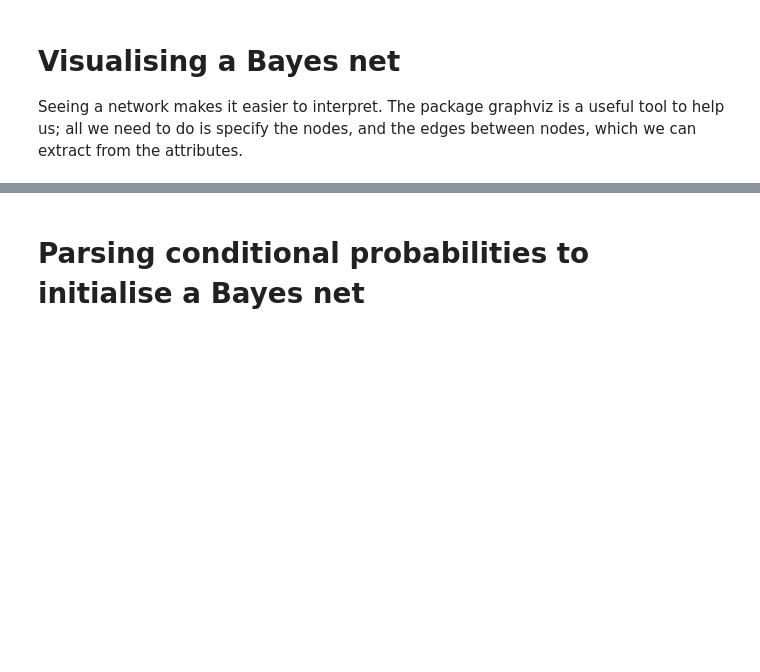
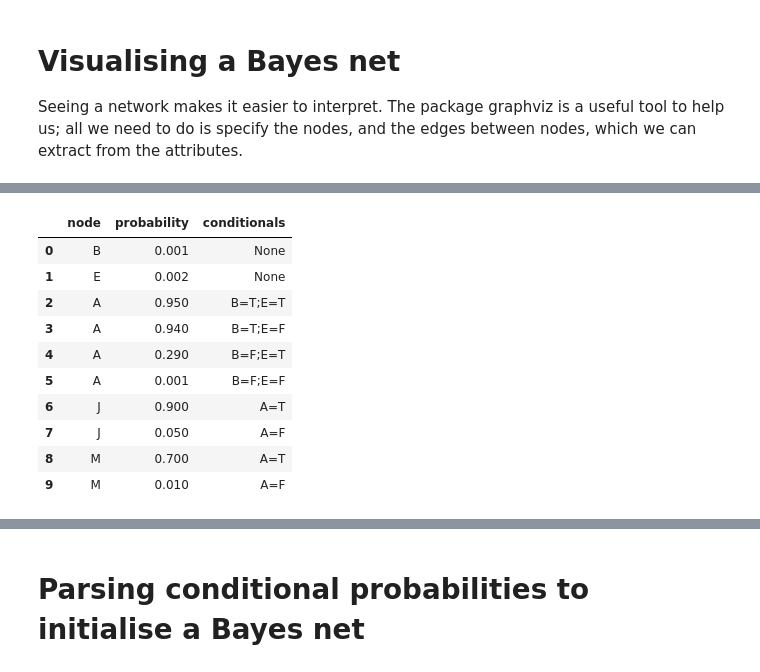
Before and after one commit to ludosil/BayesNet, a Jupyter notebook: notebooks/BayesNet.ipynb, the cells around one changed output, grey strips where cells are left out. Cells and saved outputs as stored; diff of their text form; code cells hidden in the pictures; blank space fills up the shorter version.

```diff
--- a/notebooks/BayesNet.ipynb
+++ b/notebooks/BayesNet.ipynb
@@ -112,0 +117,18 @@ visualise_bn(bn=bayesnet_mars, use_full_names=True)
+# %%
+import pandas as pd
+with open('../data/conditional_probabilities_alarm.csv', 'r') as f:
+    conditional_probabilities_df_alarm = pd.read_csv(f)
+
+conditional_probabilities_df_alarm
+# %% [output]
+|  | node | probability | conditionals |
+| 0 | B | 0.001 | None |
+| 1 | E | 0.002 | None |
+| 2 | A | 0.950 | B=T;E=T |
+| 3 | A | 0.940 | B=T;E=F |
+| 4 | A | 0.290 | B=F;E=T |
+| 5 | A | 0.001 | B=F;E=F |
+| 6 | J | 0.900 | A=T |
+| 7 | J | 0.050 | A=F |
+| 8 | M | 0.700 | A=T |
+| 9 | M | 0.010 | A=F |
```
Also changed, not shown: parts of 31 cells of this notebook, 1 other file.
